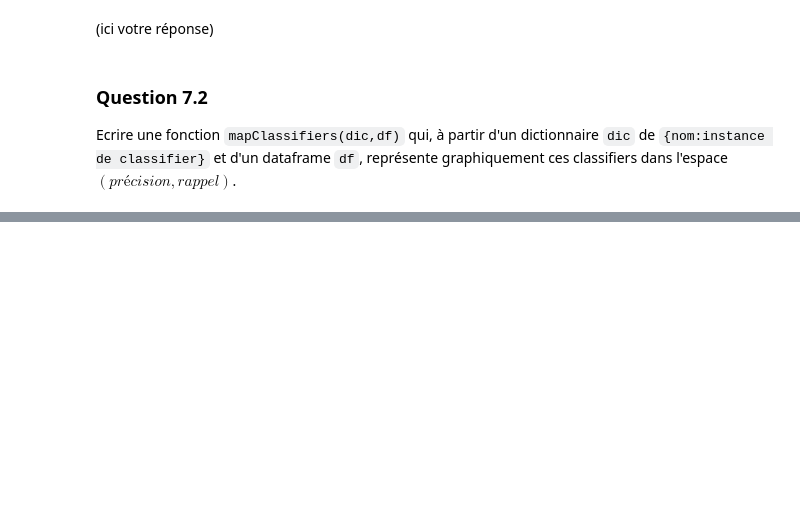
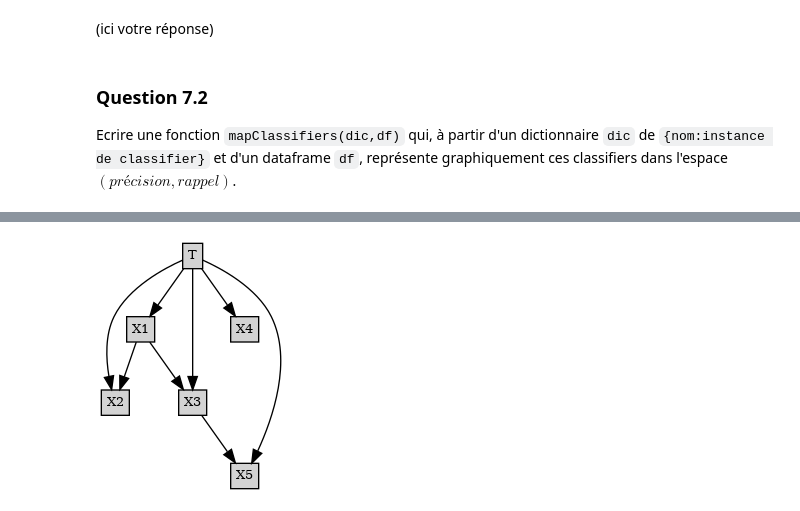
Before and after one commit to hanouticelina/probabilistic-classification, a Jupyter notebook: test_notebook.ipynb, the cells around one changed output, grey strips where cells are left out. Saved outputs shown, nothing was run; the diff lists cells and outputs as text; code cells hidden in the pictures; blank space fills up the shorter version.

```diff
--- a/test_notebook.ipynb
+++ b/test_notebook.ipynb
@@ -552,0 +540,4 @@ projet.mapClassifiers({"1":projet.APrioriClassifier(),
+# %%
+utils.drawGraph("T->X1;T->X2;T->X3;T->X4;T->X5;X1->X2;X1->X3;X3->X5")
+# %% [output]
+[figure, added]
```
Also changed, not shown: parts of 38 cells of this notebook, 2 other files.
